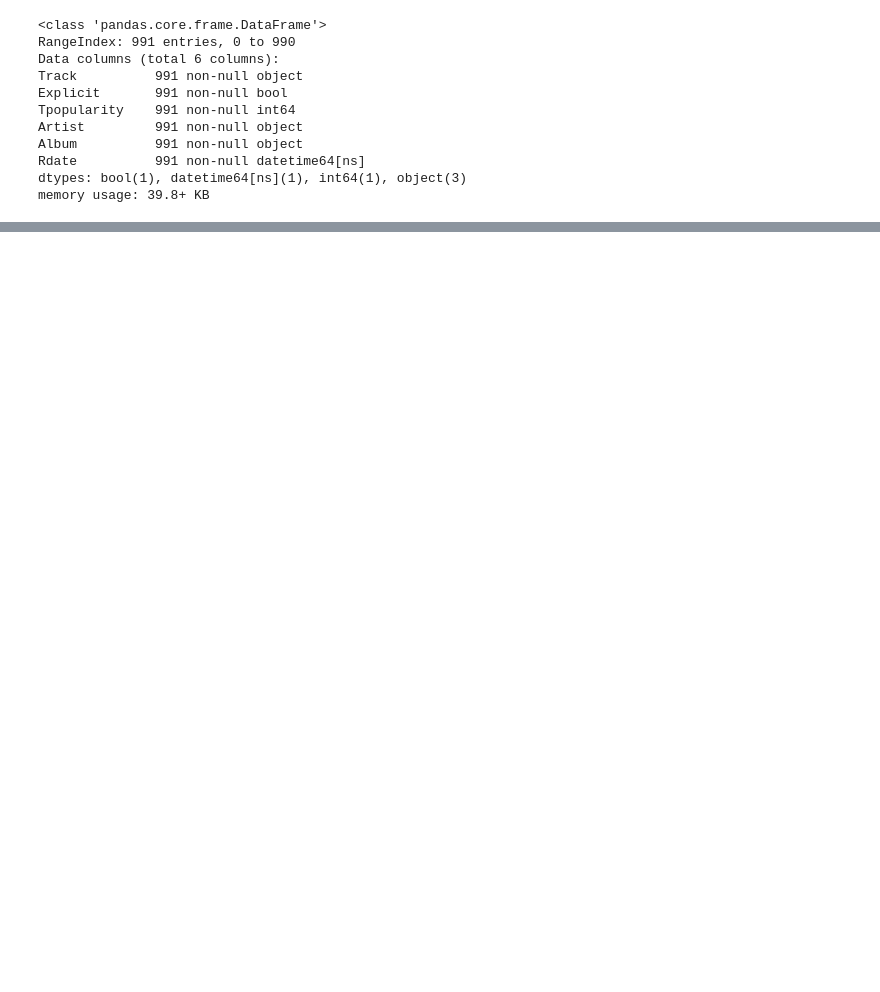
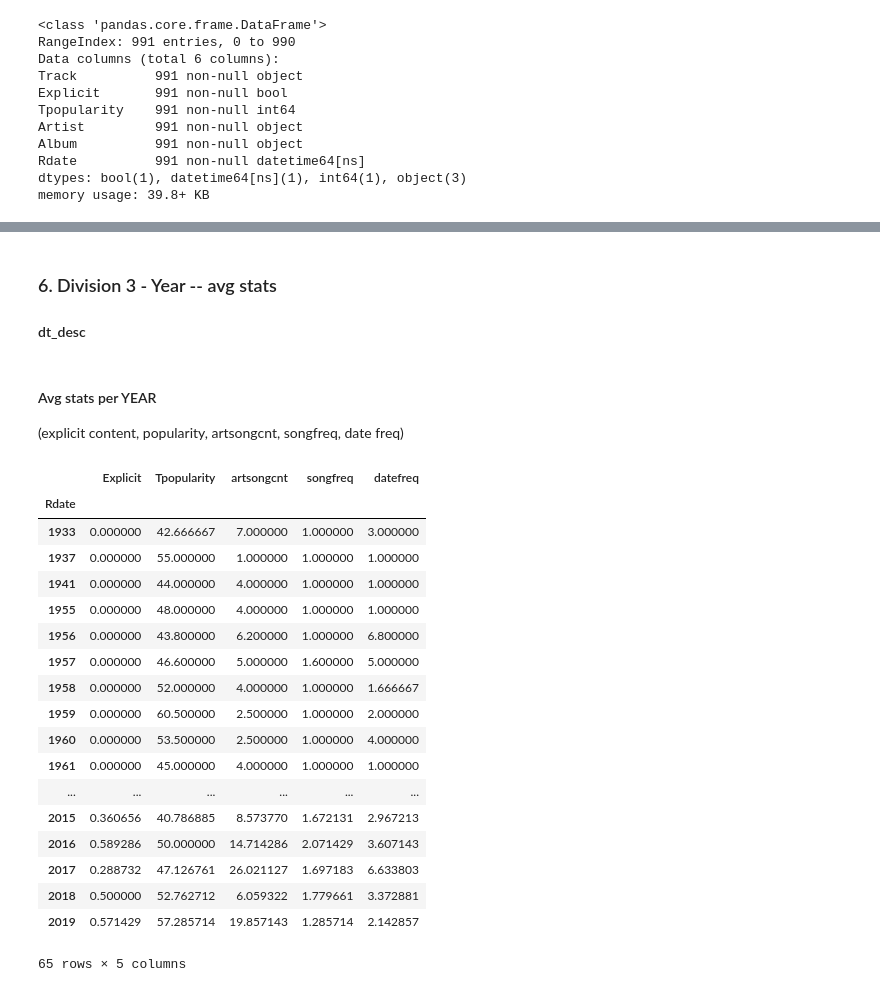
Before and after one commit to mxayon/statipy, a Jupyter notebook: Results.ipynb, the cells around one changed output, grey strips where cells are left out. Cells and saved outputs as stored; diff of their text form; code cells hidden in the pictures; blank space fills up the shorter version.

```diff
--- a/Results.ipynb
+++ b/Results.ipynb
@@ -407,0 +172,29 @@ d1['Rdate']
+# %% [markdown]
+### 6. Division 3 - Year --  avg stats
+#### dt_desc
+# %% [markdown]
+#### Avg stats per YEAR
+(explicit content, popularity, artsongcnt, songfreq, date freq)
+# %%
+dt_desc = dategroup.groupby(['Rdate'])
+dt_desc.mean()
+# %% [output]
+|  | Explicit | Tpopularity | artsongcnt | songfreq | datefreq |
+| Rdate |  |  |  |  |  |
+| 1933 | 0.000000 | 42.666667 | 7.000000 | 1.000000 | 3.000000 |
+| 1937 | 0.000000 | 55.000000 | 1.000000 | 1.000000 | 1.000000 |
+| 1941 | 0.000000 | 44.000000 | 4.000000 | 1.000000 | 1.000000 |
+| 1955 | 0.000000 | 48.000000 | 4.000000 | 1.000000 | 1.000000 |
+| 1956 | 0.000000 | 43.800000 | 6.200000 | 1.000000 | 6.800000 |
+| 1957 | 0.000000 | 46.600000 | 5.000000 | 1.600000 | 5.000000 |
+| 1958 | 0.000000 | 52.000000 | 4.000000 | 1.000000 | 1.666667 |
+| 1959 | 0.000000 | 60.500000 | 2.500000 | 1.000000 | 2.000000 |
+| 1960 | 0.000000 | 53.500000 | 2.500000 | 1.000000 | 4.000000 |
+| 1961 | 0.000000 | 45.000000 | 4.000000 | 1.000000 | 1.000000 |
+| ... | ... | ... | ... | ... | ... |
+| 2015 | 0.360656 | 40.786885 | 8.573770 | 1.672131 | 2.967213 |
+| 2016 | 0.589286 | 50.000000 | 14.714286 | 2.071429 | 3.607143 |
+| 2017 | 0.288732 | 47.126761 | 26.021127 | 1.697183 | 6.633803 |
+| 2018 | 0.500000 | 52.762712 | 6.059322 | 1.779661 | 3.372881 |
+| 2019 | 0.571429 | 57.285714 | 19.857143 | 1.285714 | 2.142857 |
+65 rows × 5 columns
```
Also changed, not shown: parts of 54 cells of this notebook.
